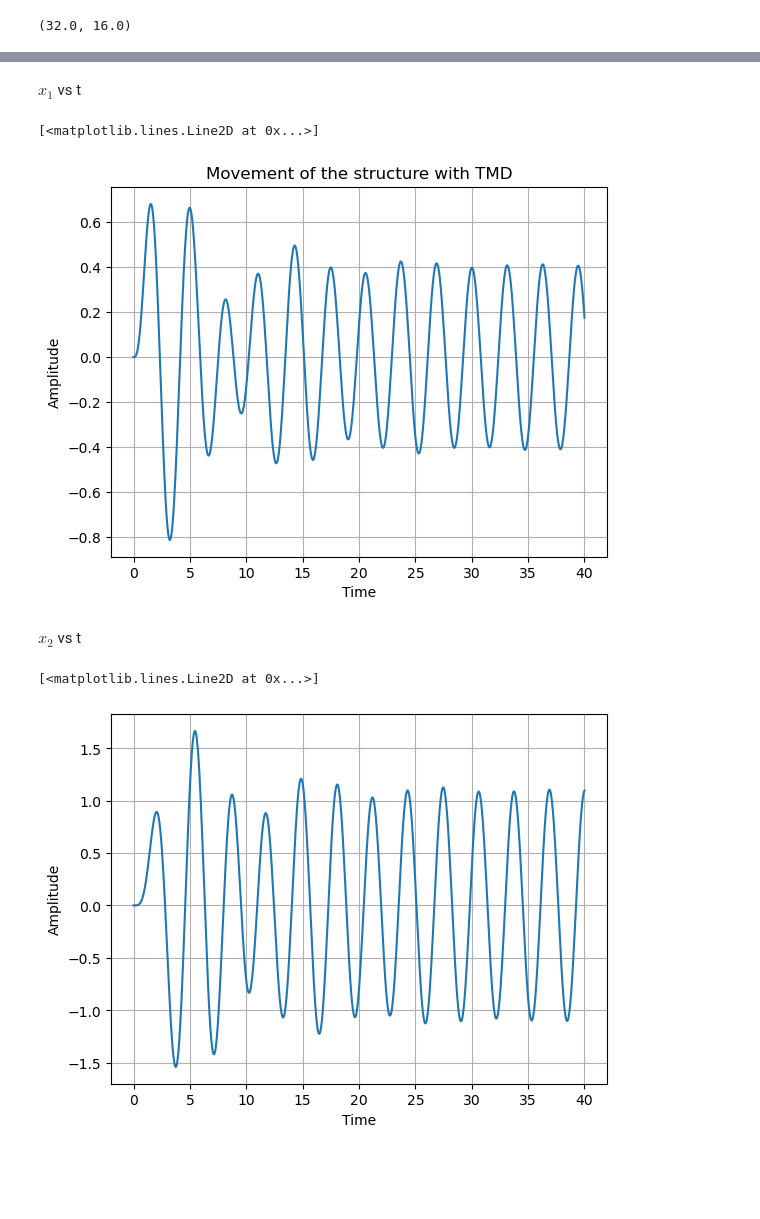
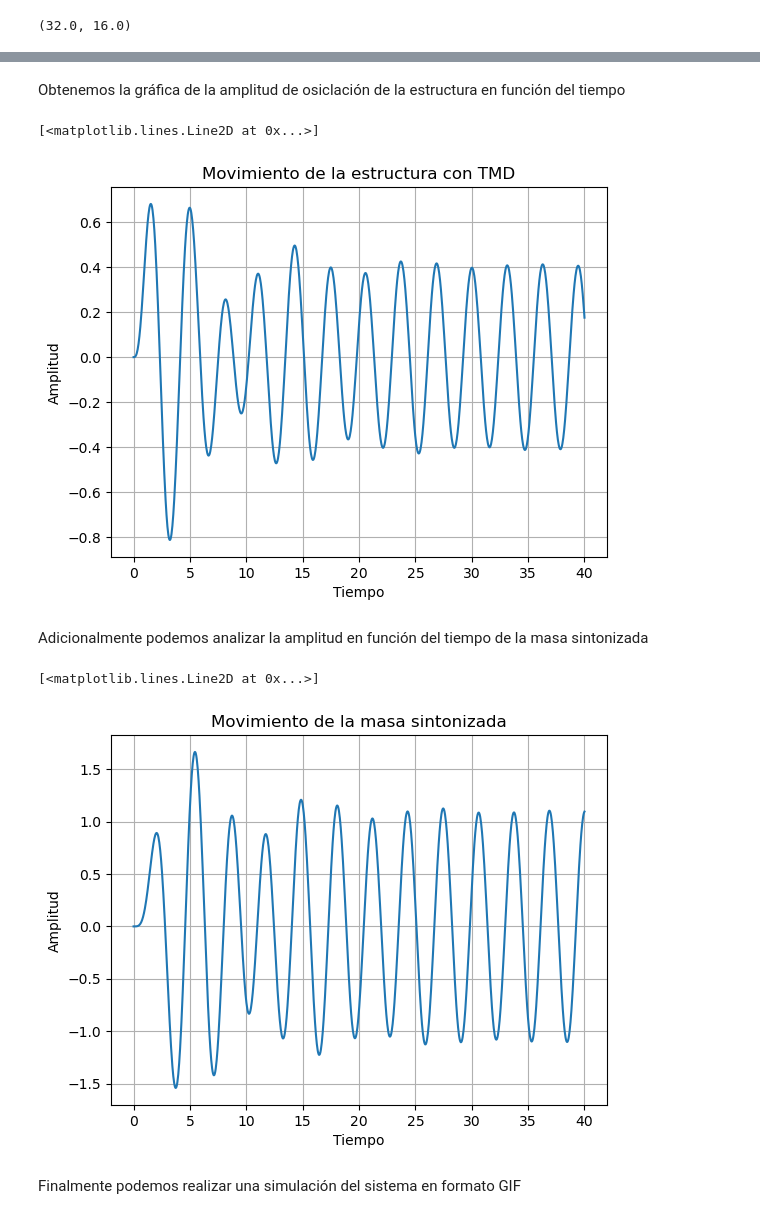
Before and after one commit to JFelipeSP/Simulacion-ondas, a Jupyter notebook: TMD_sim.ipynb, the cells around one changed output, grey strips where cells are left out. Drawn from its saved outputs; the diff is of its cells as text; code cells hidden in the pictures; blank space fills up the shorter version.

```diff
--- a/TMD_sim.ipynb
+++ b/TMD_sim.ipynb
@@ -115,27 +137,30 @@ x1, x2 = get_x1x2(u, ud)
 #Amplitudes
 A1 = x1-y0[0]
 A2 = x2-y0[0]-y0[2]
-# %% [markdown]
-$x_1$ vs t
+# %% [markdown]
+Obtenemos la gráfica de la amplitud de osiclación de la estructura en función del tiempo
 # %%
-plt.title(f"Movement of the structure with TMD")
-plt.xlabel(f"Time")
-plt.ylabel(f"Amplitude")
+plt.title(f"Movimiento de la estructura con TMD")
+plt.xlabel(f"Tiempo")
+plt.ylabel(f"Amplitud")
 plt.grid()
 plt.plot(t, A1)
 # %% [output]
 [<matplotlib.lines.Line2D at 0x...>]
-[figure, old version]
+[figure, new version]
-# %% [markdown]
-$x_2$ vs t
+# %% [markdown]
+Adicionalmente podemos analizar la amplitud en función del tiempo de la masa sintonizada
 # %%
-plt.xlabel(f"Time")
-plt.ylabel(f"Amplitude")
+plt.title(f"Movimiento de la masa sintonizada")
+plt.xlabel(f"Tiempo")
+plt.ylabel(f"Amplitud")
 plt.grid()
 plt.plot(t, A2)
 # %% [output]
 [<matplotlib.lines.Line2D at 0x...>]
-[figure, old version]
+[figure, new version]
+# %% [markdown]
+Finalmente podemos realizar una simulación del sistema en formato GIF
 # %%
 #Animation (GIF)
 def animate(i):
```
Also changed, not shown: parts of 11 cells of this notebook, 1 other file.
